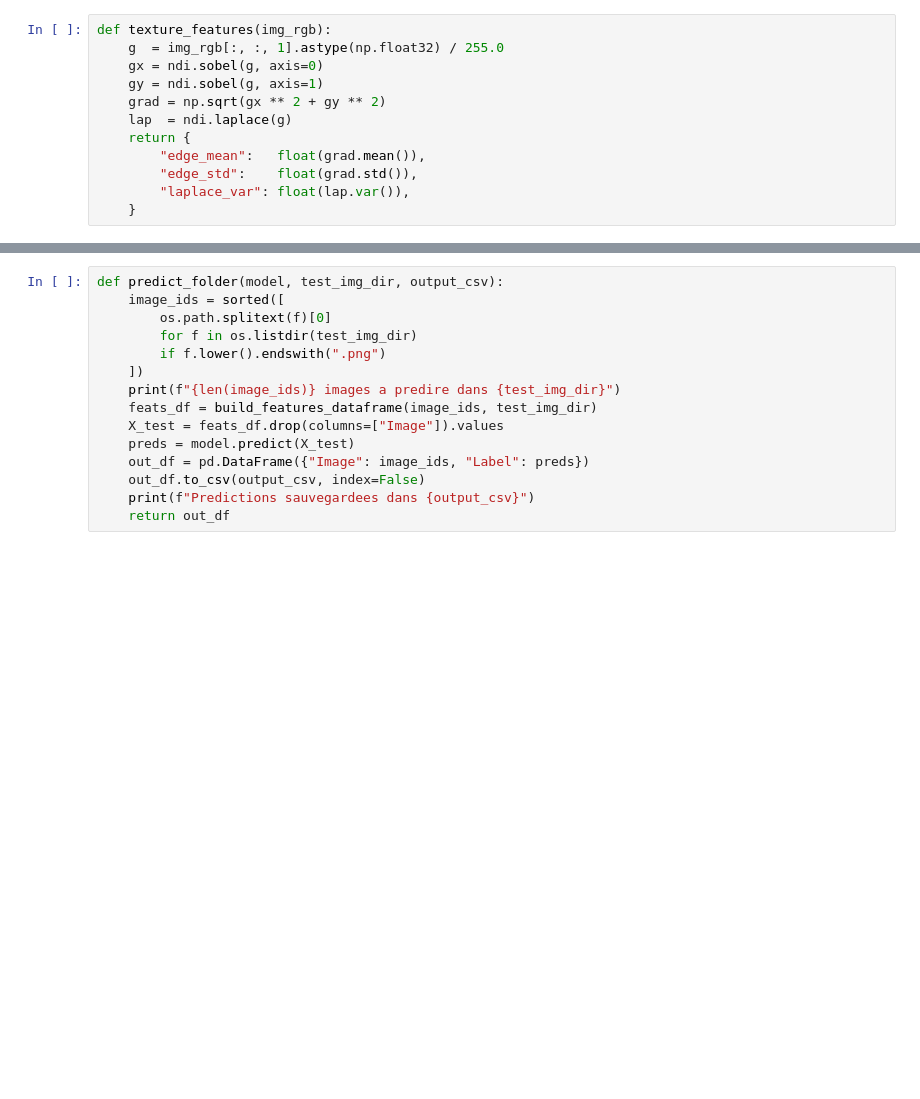
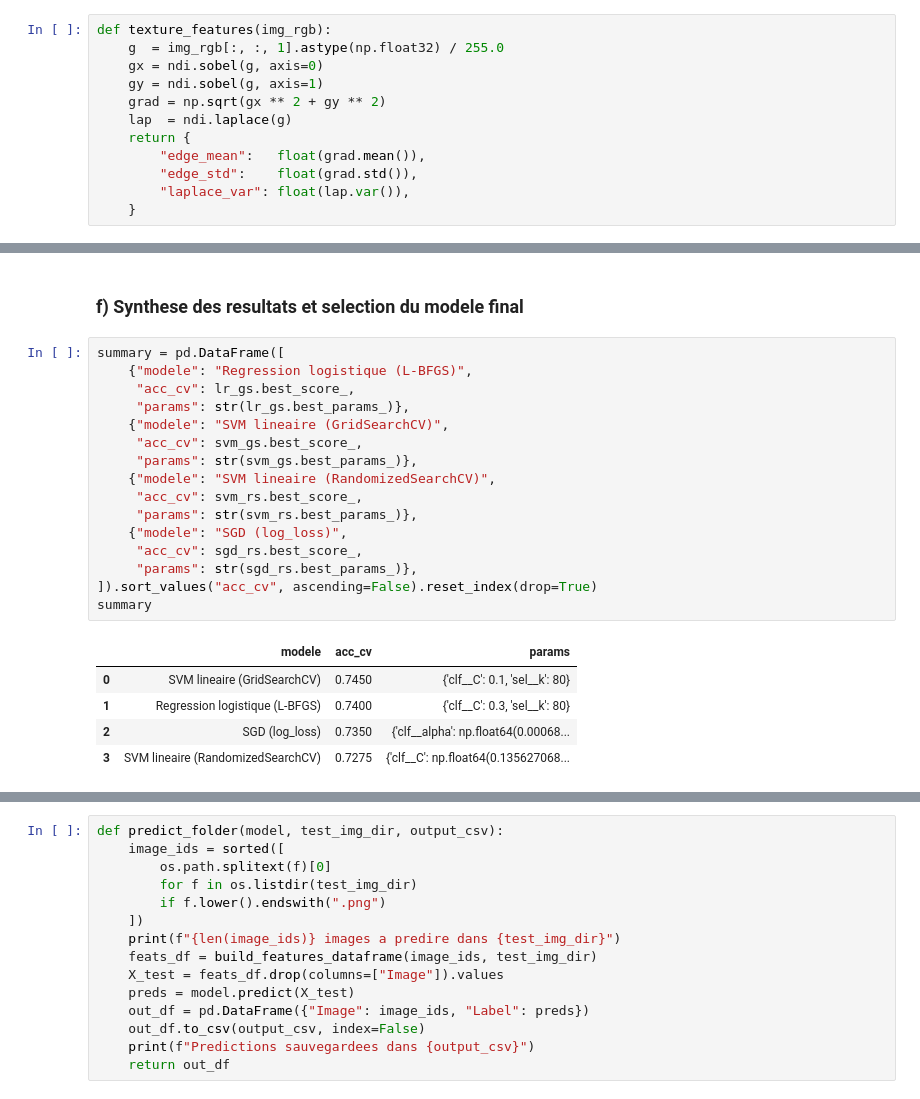
Before and after one commit to EsteLfo7/2026_Projet_IA_Optimisation, a Jupyter notebook: projet_IA_optimisation.ipynb, the cells around one changed output, grey strips where cells are left out. Drawn from its saved outputs; the diff is of its cells as text; blank space fills up the shorter version.

```diff
--- a/projet_IA_optimisation.ipynb
+++ b/projet_IA_optimisation.ipynb
@@ -745,0 +674,24 @@ de features, application du modele, ecriture de `test.csv`.
+# %% [markdown]
+### f) Synthese des resultats et selection du modele final
+# %%
+summary = pd.DataFrame([
+    {"modele": "Regression logistique (L-BFGS)",
+     "acc_cv": lr_gs.best_score_,
+     "params": str(lr_gs.best_params_)},
+    {"modele": "SVM lineaire (GridSearchCV)",
+     "acc_cv": svm_gs.best_score_,
+     "params": str(svm_gs.best_params_)},
+    {"modele": "SVM lineaire (RandomizedSearchCV)",
+     "acc_cv": svm_rs.best_score_,
+     "params": str(svm_rs.best_params_)},
+    {"modele": "SGD (log_loss)",
+     "acc_cv": sgd_rs.best_score_,
+     "params": str(sgd_rs.best_params_)},
+]).sort_values("acc_cv", ascending=False).reset_index(drop=True)
+summary
+# %% [output]
+|  | modele | acc_cv | params |
+| 0 | SVM lineaire (GridSearchCV) | 0.7450 | {'clf__C': 0.1, 'sel__k': 80} |
+| 1 | Regression logistique (L-BFGS) | 0.7400 | {'clf__C': 0.3, 'sel__k': 80} |
+| 2 | SGD (log_loss) | 0.7350 | {'clf__alpha': np.float64(0.00068... |
+| 3 | SVM lineaire (RandomizedSearchCV) | 0.7275 | {'clf__C': np.float64(0.135627068... |
```
Also changed, not shown: parts of 78 cells of this notebook.
